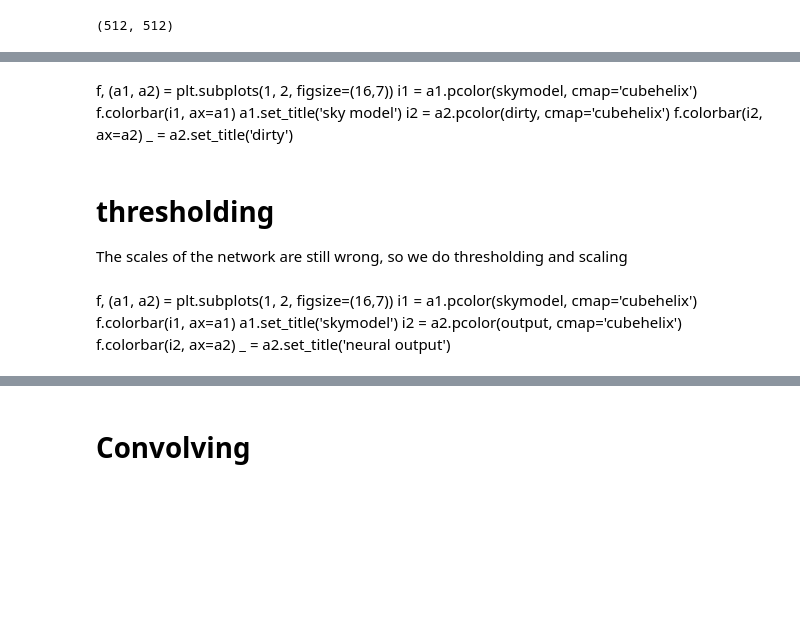
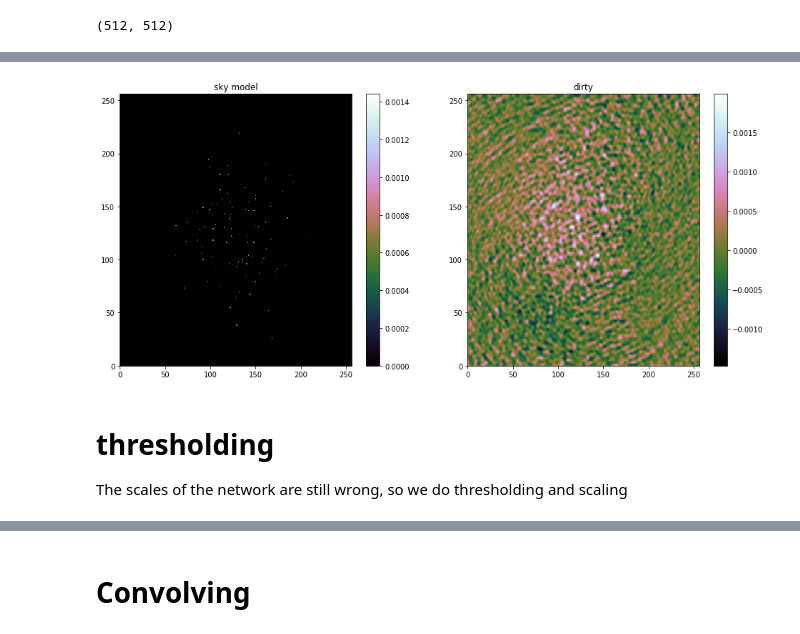
Before and after one commit to gijzelaerr/vacuum-cleaner, a Jupyter notebook: notebooks/convolve.ipynb, the cells around one changed output, grey strips where cells are left out. Drawn from its saved outputs; the diff is of its cells as text; code cells hidden in the pictures; blank space fills up the shorter version.

```diff
--- a/notebooks/convolve.ipynb
+++ b/notebooks/convolve.ipynb
@@ -58,19 +58,13 @@ _ = a2.set_title('image')
-# %% [markdown]
-f, (a1, a2) = plt.subplots(1, 2, figsize=(16,7))
-i1 = a1.pcolor(skymodel, cmap='cubehelix')
-f.colorbar(i1, ax=a1)
-a1.set_title('sky model')
-i2 = a2.pcolor(dirty, cmap='cubehelix')
-f.colorbar(i2, ax=a2)
-_ = a2.set_title('dirty')
+# %%
+f, (a1, a2) = plt.subplots(1, 2, figsize=(16,7))
+i1 = a1.pcolor(skymodel, cmap='cubehelix')
+f.colorbar(i1, ax=a1)
+a1.set_title('sky model')
+i2 = a2.pcolor(dirty, cmap='cubehelix')
+f.colorbar(i2, ax=a2)
+_ = a2.set_title('dirty')
+# %% [output]
+[figure, added]
 # %% [markdown]
 # thresholding
 The scales of the network are still wrong, so we do thresholding and scaling
-# %% [markdown]
-f, (a1, a2) = plt.subplots(1, 2, figsize=(16,7))
-i1 = a1.pcolor(skymodel, cmap='cubehelix')
-f.colorbar(i1, ax=a1)
-a1.set_title('skymodel')
-i2 = a2.pcolor(output, cmap='cubehelix')
-f.colorbar(i2, ax=a2)
-_ = a2.set_title('neural output')
```
Also changed, not shown: parts of 24 cells of this notebook, 10 other files.
